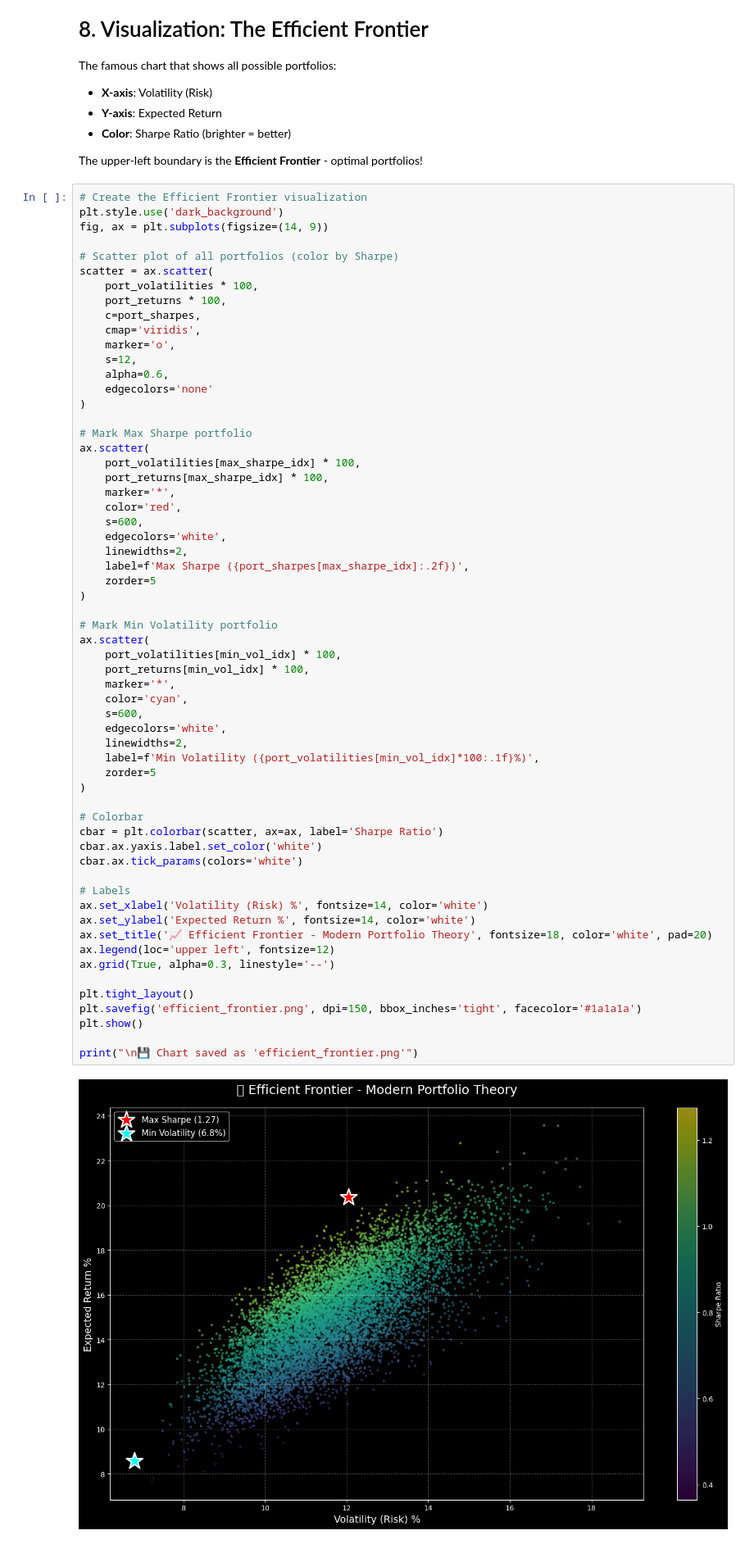
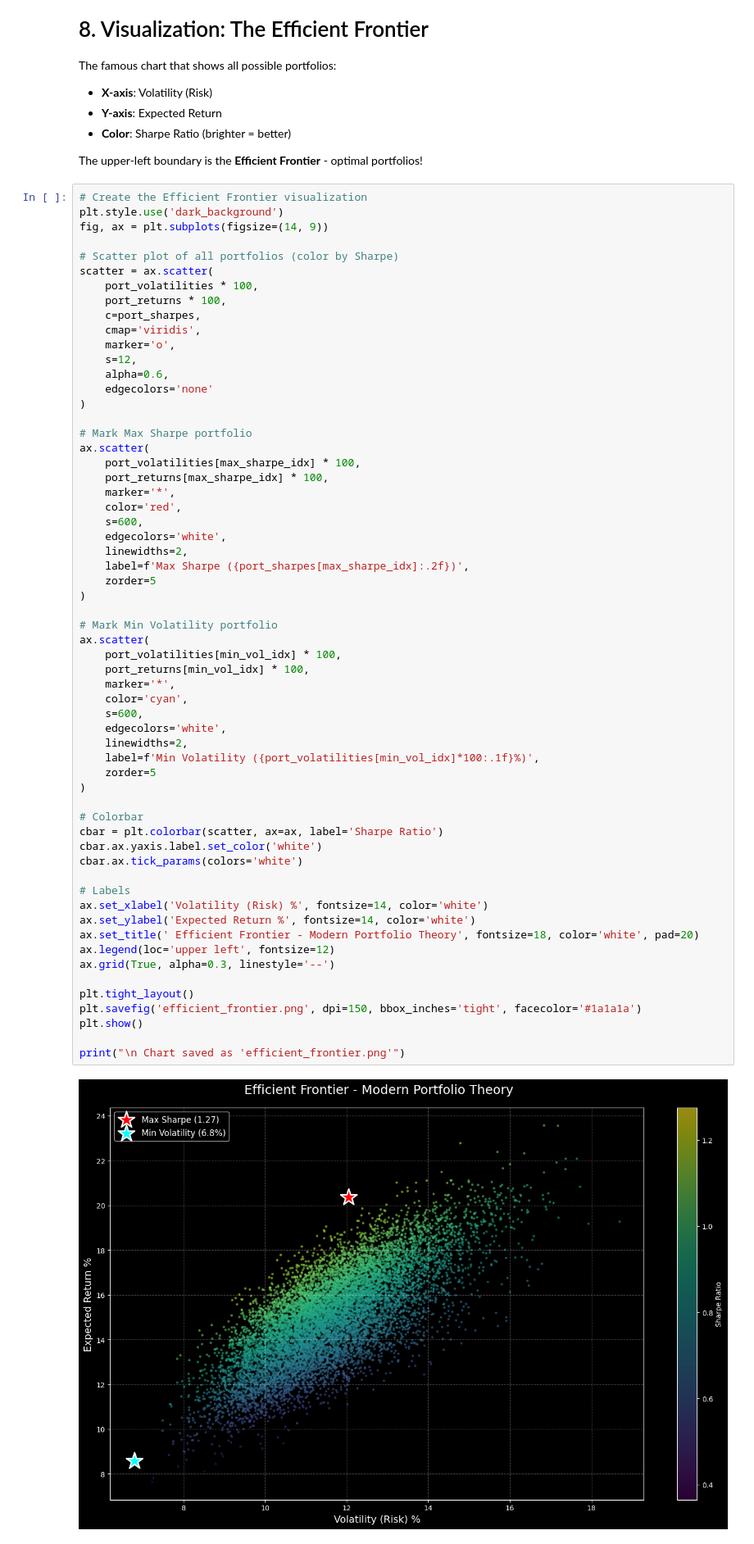
Before and after one commit to zakariabouy/PORTFOLIO-OPTIMIZER, a Jupyter notebook: Portfolio_Optimizer.ipynb, the cells around one changed output. Shown at 82% size. Drawn from its saved outputs; the diff is of its cells as text.

```diff
--- a/Portfolio_Optimizer.ipynb
+++ b/Portfolio_Optimizer.ipynb
@@ -579,33 +585,33 @@ ax.scatter(
 
 # Mark Min Volatility portfolio
 ax.scatter(
     port_volatilities[min_vol_idx] * 100,
     port_returns[min_vol_idx] * 100,
     marker='*',
     color='cyan',
     s=600,
     edgecolors='white',
     linewidths=2,
     label=f'Min Volatility ({port_volatilities[min_vol_idx]*100:.1f}%)',
     zorder=5
 )
 
 # Colorbar
 cbar = plt.colorbar(scatter, ax=ax, label='Sharpe Ratio')
 cbar.ax.yaxis.label.set_color('white')
 cbar.ax.tick_params(colors='white')
 
 # Labels
 ax.set_xlabel('Volatility (Risk) %', fontsize=14, color='white')
 ax.set_ylabel('Expected Return %', fontsize=14, color='white')
-ax.set_title('📈 Efficient Frontier - Modern Portfolio Theory', fontsize=18, color='white', pad=20)
+ax.set_title(' Efficient Frontier - Modern Portfolio Theory', fontsize=18, color='white', pad=20)
 ax.legend(loc='upper left', fontsize=12)
 ax.grid(True, alpha=0.3, linestyle='--')
 
 plt.tight_layout()
 plt.savefig('efficient_frontier.png', dpi=150, bbox_inches='tight', facecolor='#1a1a1a')
 plt.show()
 
-print("\n💾 Chart saved as 'efficient_frontier.png'")
+print("\n Chart saved as 'efficient_frontier.png'")
 # %% [output]
-[figure, old version]
+[figure, new version]
```
Also changed, not shown: parts of 18 cells of this notebook, 1 other file.
